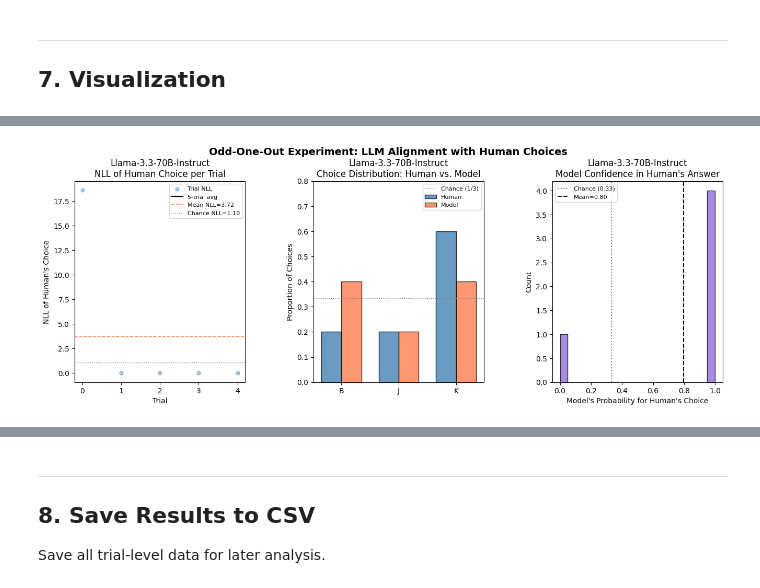
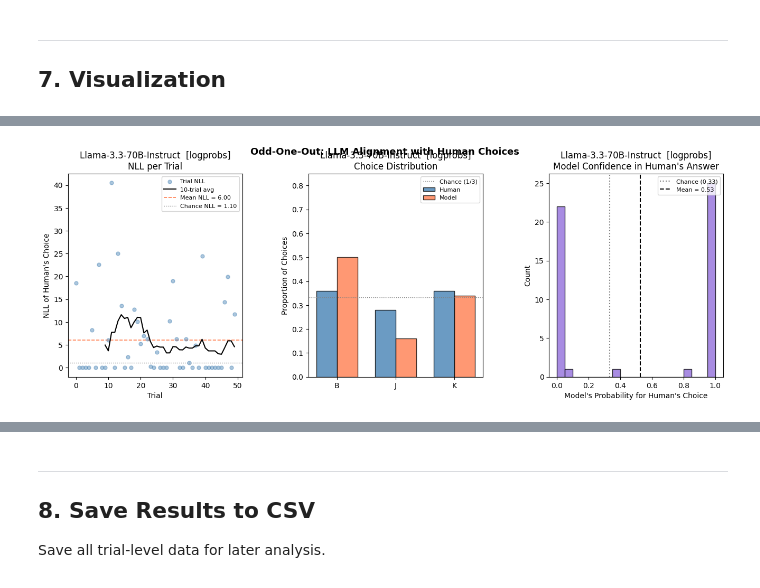
Before and after one commit to BaritoDespacito/CPSY-1950-Project-Demo, a Jupyter notebook: odd_one_out_pipeline.ipynb, the cells around one changed output, grey strips where cells are left out. Drawn from its saved outputs; the diff is of its cells as text; code cells hidden in the pictures.

Commit message:
adapt for vision models

```diff
--- a/odd_one_out_pipeline.ipynb
+++ b/odd_one_out_pipeline.ipynb
@@ -323,13 +329,18 @@ Each API call:
 2. Requests `logprobs=True, top_logprobs=5`
 3. Records the logprobs for D, P, H and the human's actual choice
 # %%
-# ── Configuration ───────────────────────────────────────────────────────────
+# ── Configuration ────────────────────────────────────────────────────────────
 MODELS_TO_TEST = [
-    "Llama-3.3-70B-Instruct",          # Add / remove models as needed
+    "Llama-3.3-70B-Instruct",
+    # "gpt-5.2",   # add more models here
 ]
 
-N_TRIALS = 5           # Trials per model. Increase once the pipeline is verified.
-# ────────────────────────────────────────────────────────────────────────────
+N_TRIALS    = 50
+RANDOM_SEED = 42   # change or set to None for a different random draw each run
+# ─────────────────────────────────────────────────────────────────────────────
 
-trial_subset = all_trials[:N_TRIALS]
-print(f"Running {N_TRIALS} trials on {len(MODELS_TO_TEST)} model(s)...")
+random.seed(RANDOM_SEED)
+trial_subset = random.sample(all_trials, min(N_TRIALS, len(all_trials)))
+
+print(f"Selected {len(trial_subset)} trials randomly (seed={RANDOM_SEED})")
+print(f"Running on {len(MODELS_TO_TEST)} model(s)...")
@@ -489,66 +584,10 @@ B                         0.000  0.0  1.000
 # %%
-n_models = len(all_results)
-fig = plt.figure(figsize=(16, 5 * n_models))
-gs  = gridspec.GridSpec(n_models, 3, hspace=0.55, wspace=0.4)
-
-for row_idx, (model_id, results) in enumerate(all_results.items()):
-    df   = pd.DataFrame(results)
-    nlls = df["nll"].values.astype(float)
-
-    # ── Panel 1: NLL per trial with rolling average ───────────────────────
-    ax1 = fig.add_subplot(gs[row_idx, 0])
-    ax1.scatter(df["trial_idx"], nlls, alpha=0.45, s=25, color="steelblue", label="Trial NLL", zorder=3)
-    window = min(10, len(nlls))
-    if window > 1:
-        rolling = np.convolve(np.where(np.isnan(nlls), 0, nlls), np.ones(window)/window, mode="valid")
-        ax1.plot(df["trial_idx"].values[window-1:], rolling, color="black",
-                 linewidth=1.5, label=f"{window}-trial avg", zorder=4)
-    chance_nll = math.log(3)
-    ax1.axhline(np.nanmean(nlls), color="coral",  linestyle="--", linewidth=1.2,
-                label=f"Mean NLL={np.nanmean(nlls):.2f}")
-    ax1.axhline(chance_nll,       color="gray",   linestyle=":",  linewidth=1,
-                label=f"Chance NLL={chance_nll:.2f}")
-    ax1.set_xlabel("Trial")
-    ax1.set_ylabel("NLL of Human's Choice")
-    ax1.set_title(f"{model_id}\nNLL of Human Choice per Trial")
-    ax1.legend(fontsize=8)
-
-    # ── Panel 2: Choice distribution comparison ───────────────────────────
-    ax2 = fig.add_subplot(gs[row_idx, 1])
-    x = np.arange(len(VALID_KEYS))
-    w = 0.35
-    human_vals = [human_choice_dist.get(k, 0) for k in sorted(VALID_KEYS)]
-    model_vals = [(df["model_choice"] == k).mean() for k in sorted(VALID_KEYS)]
-
-    ax2.bar(x - w/2, human_vals, w, label="Human",       color="steelblue", alpha=0.8, edgecolor="black")
-    ax2.bar(x + w/2, model_vals, w, label=f"Model",      color="coral",    alpha=0.8, edgecolor="black")
-    ax2.axhline(1/3, color="gray", linestyle=":", linewidth=1, label="Chance (1/3)")
-    ax2.set_xticks(x)
-    ax2.set_xticklabels(sorted(VALID_KEYS))
-    ax2.set_ylabel("Proportion of Choices")
-    ax2.set_ylim(0, 0.8)
-    ax2.set_title(f"{model_id}\nChoice Distribution: Human vs. Model")
-    ax2.legend(fontsize=8)
-
-    # ── Panel 3: Model probability assigned to correct (human) key ────────
-    ax3 = fig.add_subplot(gs[row_idx, 2])
-    # For each trial: what probability did the model give to the human's choice?
-    human_probs = []
-    for _, r in df.iterrows():
-        p = r[f"prob_{r['human_choice']}"]
-        human_probs.append(p)
-    ax3.hist(human_probs, bins=20, color="mediumpurple", edgecolor="black", alpha=0.8)
-    ax3.axvline(1/3, color="gray",  linestyle=":",  linewidth=1.5, label="Chance (0.33)")
-    ax3.axvline(np.nanmean(human_probs), color="black", linestyle="--", linewidth=1.5,
-                label=f"Mean={np.nanmean(human_probs):.2f}")
-    ax3.set_xlabel("Model's Probability for Human's Choice")
-    ax3.set_ylabel("Count")
-    ax3.set_title(f"{model_id}\nModel Confidence in Human's Answer")
-    ax3.legend(fontsize=8)
-
-plt.suptitle("Odd-One-Out Experiment: LLM Alignment with Human Choices",
-             fontsize=14, fontweight="bold", y=1.01)
-plt.savefig("odd_one_out_results.png", dpi=150, bbox_inches="tight")
-plt.show()
-print("Figure saved to odd_one_out_results.png")
+for model_id, results in all_results.items():
+    df = pd.DataFrame(results)
+    plot_results(
+        df,
+        model_id    = model_id,
+        method_label= "logprobs",
+        save_path   = f"odd_one_out_{model_id.replace('/', '_')}.png"
+    )
 # %% [output]
@@ -555 +595 @@ print("Figure saved to odd_one_out_results.png")
-[figure, old version]
+[figure, new version]
```
Also changed, not shown: parts of 26 cells of this notebook, 7 other files.
